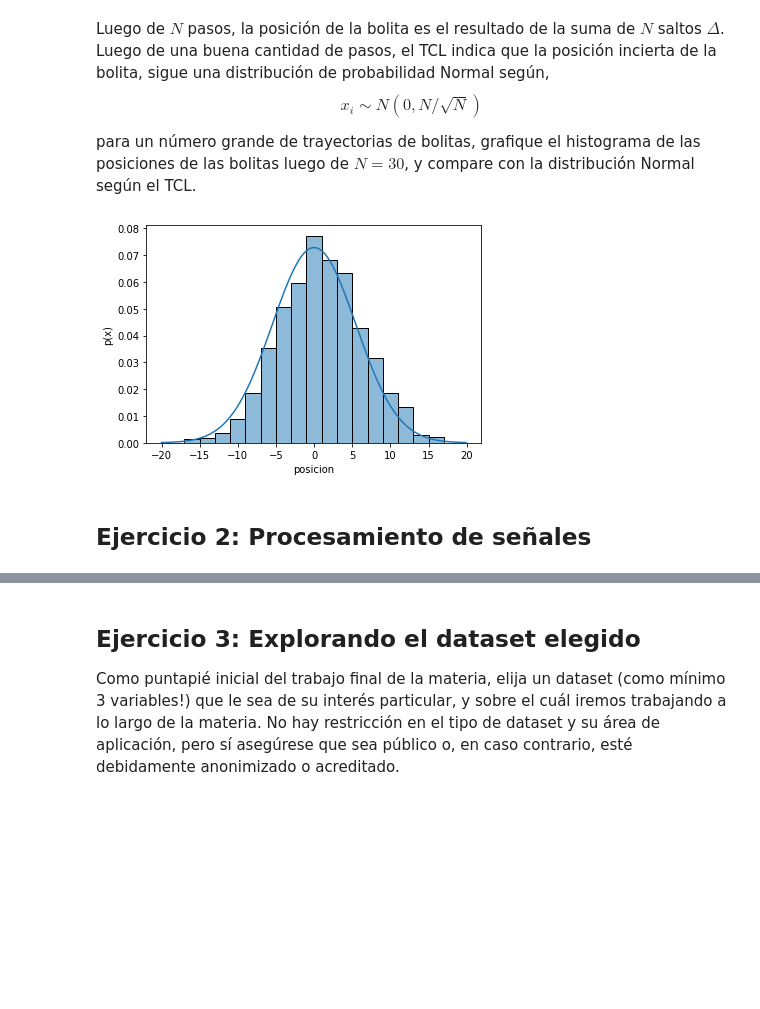
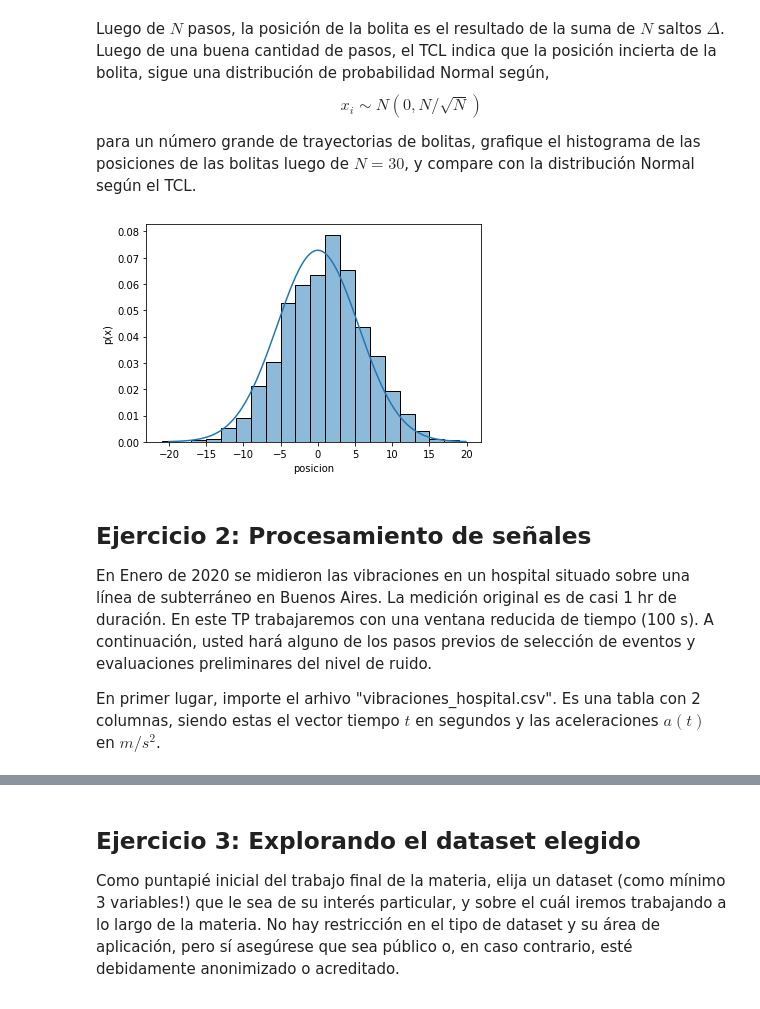
Before and after one commit to mbalbi/ciencia_de_datos, a Jupyter notebook: tps/trabajo_practico_1.ipynb, the cells around one changed output, grey strips where cells are left out. Saved outputs shown, nothing was run; the diff lists cells and outputs as text; code cells hidden in the pictures; blank space fills up the shorter version.

```diff
--- a/tps/trabajo_practico_1.ipynb
+++ b/tps/trabajo_practico_1.ipynb
@@ -84,23 +84,26 @@ para un número grande de trayectorias de bolitas, grafique el histograma de las
 # %%
 Nbolas = 2000 # Número de trayectorias a graficar
 x = np.zeros( [Nbolas, Npasos]) # Posición de la bola i, en el paso j
 
 # CÓDIGO DEL ALUMNO ==========================================
 for i in range( Nbolas ):
     x[i] = caminante( 0.5, Npasos )
 
 # Plot histogram
 fig = plt.figure()
 xplot = np.arange(-20,20,0.1)
 s = np.sqrt(p*(1-p))
 plt.plot( xplot, st.norm.pdf(xplot,0,Npasos/np.sqrt(Npasos)) );
 #plt.hist( x, bins=28, density=True )
 sns.histplot( x[:,-1], fill=True, alpha=0.5, stat='density',
-              bins=aa, binwidth=2 )
+              bins=28, binwidth=2 )
 plt.xlabel('posicion')
 plt.ylabel('p(x)');
 # ============================================================
 # %% [output]
-[figure, old version]
+[figure, new version]
-# %% [markdown]
-## Ejercicio 2: Procesamiento de señales
+# %% [markdown]
+## Ejercicio 2: Procesamiento de señales
+En Enero de 2020  se midieron las vibraciones en un hospital situado sobre una línea de subterráneo en Buenos Aires. La medición original es de casi 1 hr de duración. En este TP trabajaremos con una ventana reducida de tiempo (100 s). A continuación, usted hará alguno de los pasos previos de selección de eventos y evaluaciones preliminares del nivel de ruido.
+
+En primer lugar, importe el arhivo "vibraciones_hospital.csv". Es una tabla con 2 columnas, siendo estas el vector tiempo $t$ en segundos y las aceleraciones $a(t)$ en $m/s^{2}$.
```
Also changed, not shown: parts of 23 cells of this notebook.
